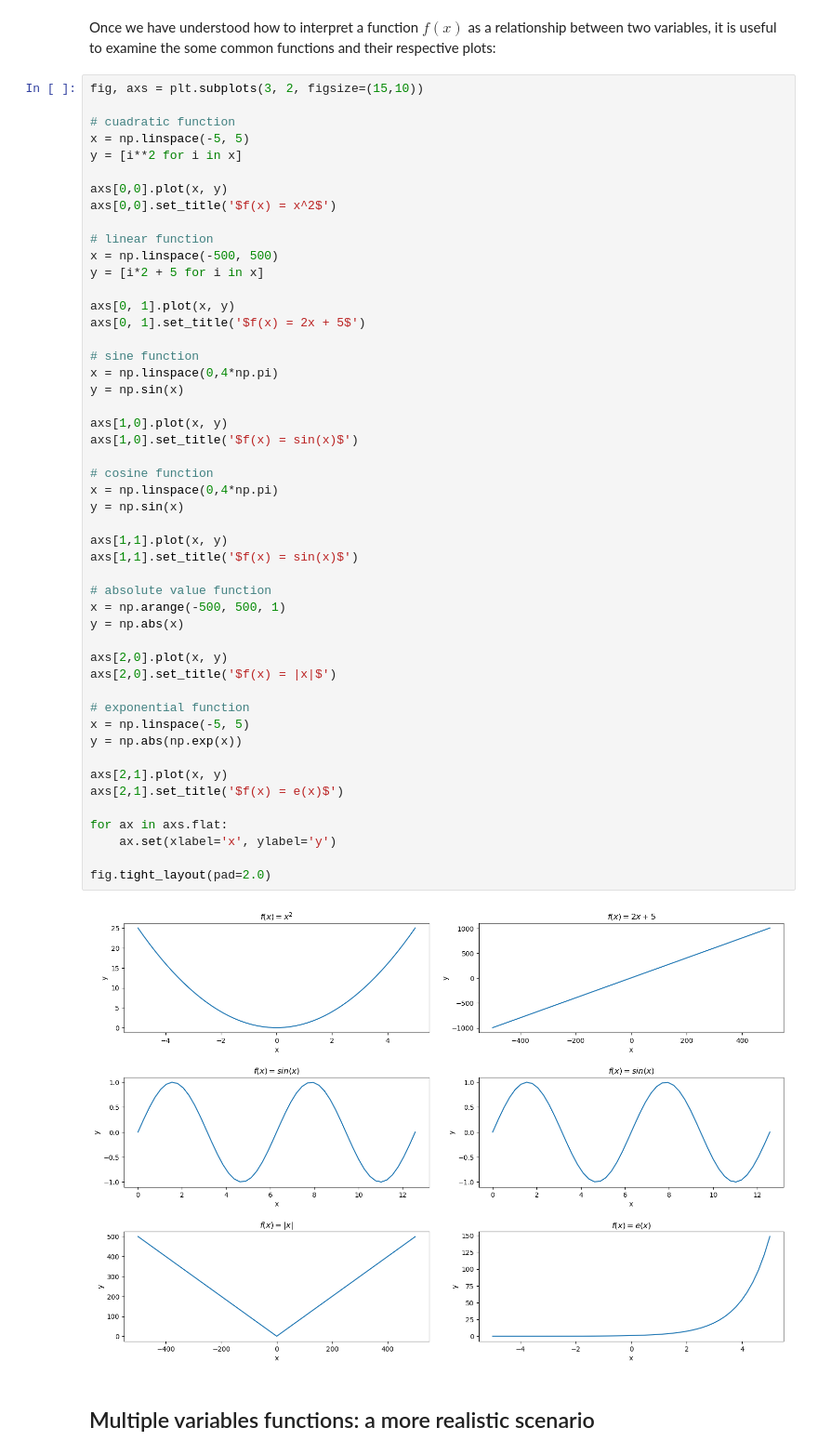
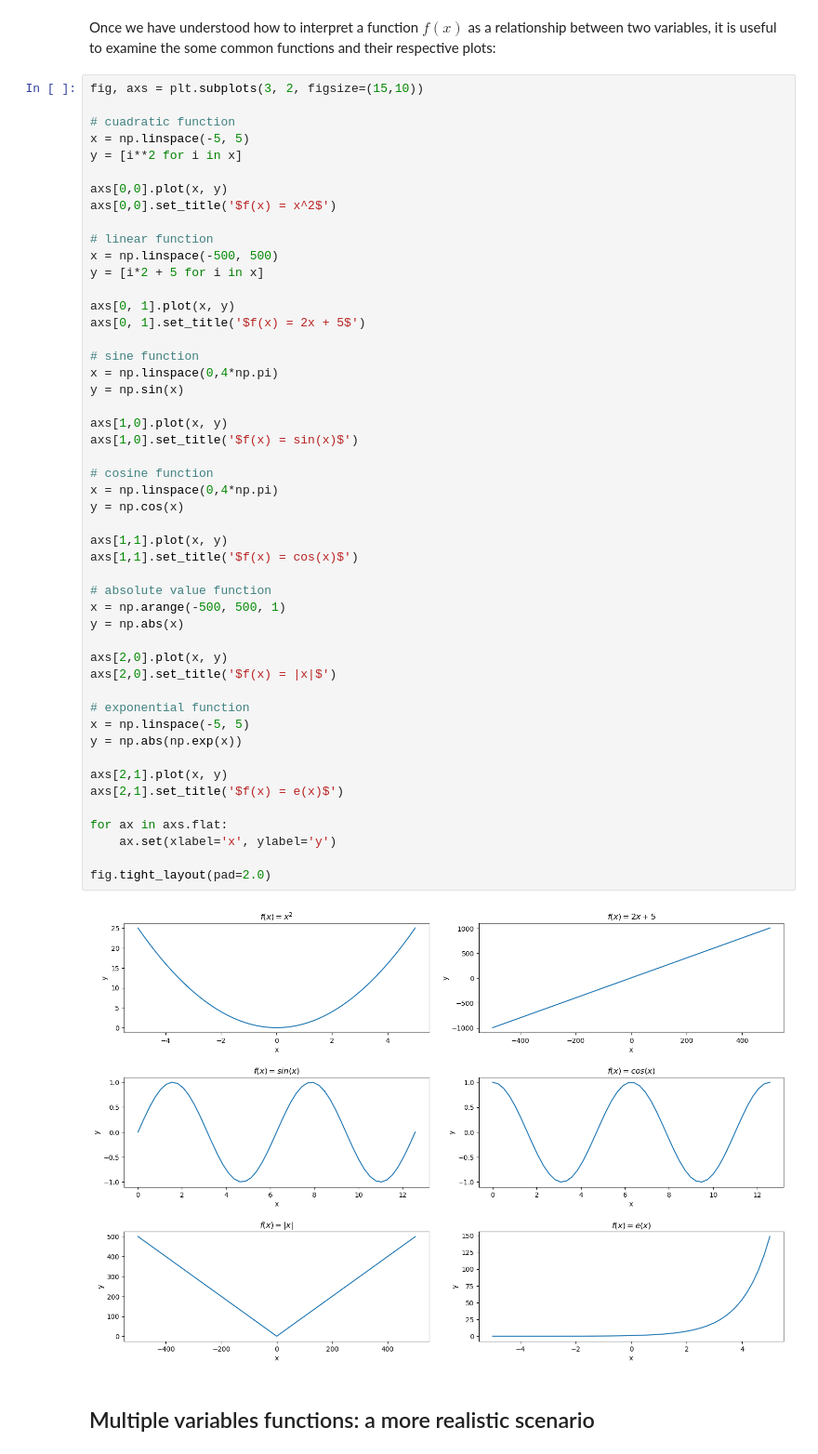
Before and after one commit to contreras-juan/Data-Science, a Jupyter notebook: 2_Maths/2.1_Functions.ipynb, the cells around one changed output. Shown at 93% size. Saved outputs shown, nothing was run; the diff lists cells and outputs as text.

```diff
--- a/2_Maths/2.1_Functions.ipynb
+++ b/2_Maths/2.1_Functions.ipynb
@@ -70,36 +70,36 @@ axs[0, 1].set_title('$f(x) = 2x + 5$')
 x = np.linspace(0,4*np.pi)
 y = np.sin(x)
 
 axs[1,0].plot(x, y)
 axs[1,0].set_title('$f(x) = sin(x)$')
 
 # cosine function
 x = np.linspace(0,4*np.pi)
-y = np.sin(x)
+y = np.cos(x)
 
 axs[1,1].plot(x, y)
-axs[1,1].set_title('$f(x) = sin(x)$')
+axs[1,1].set_title('$f(x) = cos(x)$')
 
 # absolute value function
 x = np.arange(-500, 500, 1)
 y = np.abs(x)
 
 axs[2,0].plot(x, y)
 axs[2,0].set_title('$f(x) = |x|$')
 
 # exponential function
 x = np.linspace(-5, 5)
 y = np.abs(np.exp(x))
 
 axs[2,1].plot(x, y)
 axs[2,1].set_title('$f(x) = e(x)$')
 
 for ax in axs.flat:
     ax.set(xlabel='x', ylabel='y')
 
 fig.tight_layout(pad=2.0)
 # %% [output]
-[figure, old version]
+[figure, new version]
 # %% [markdown]
 <h2> Multiple variables functions: a more realistic scenario </h2>
 # %% [markdown]
```
Also changed, not shown: parts of 4 cells of this notebook.
